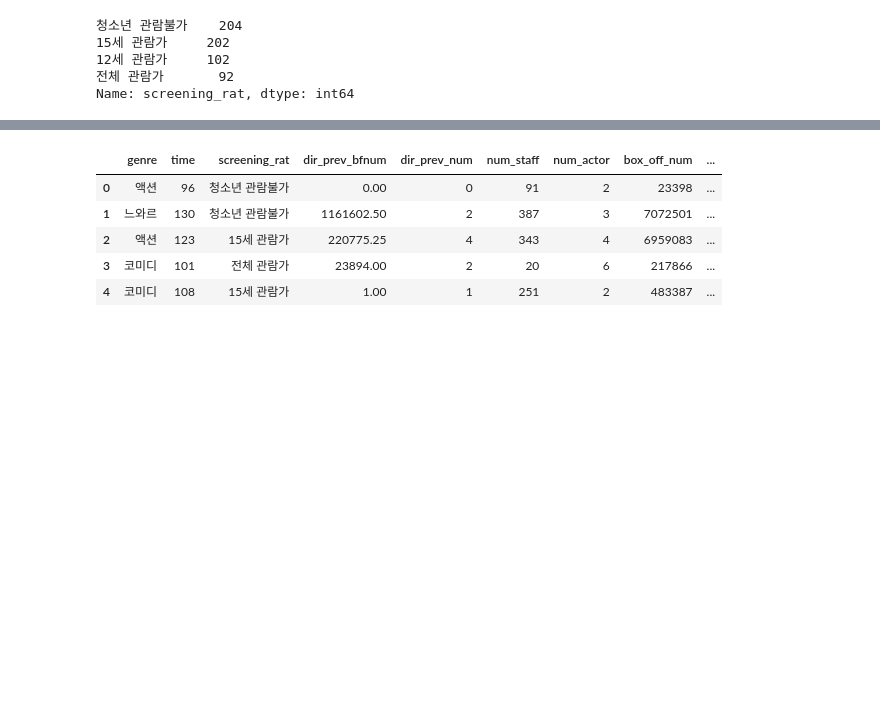
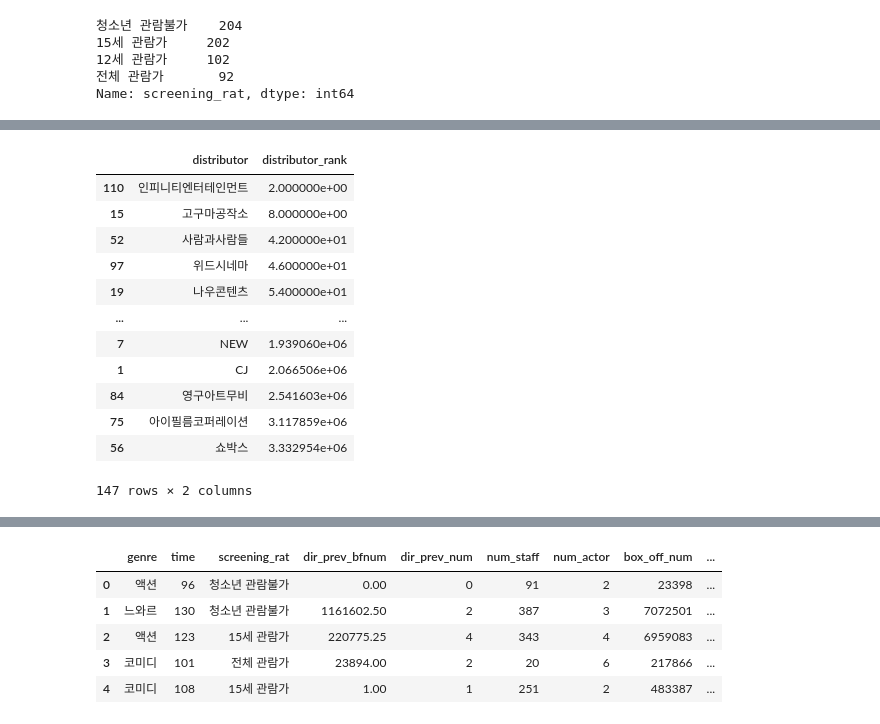
Before and after one commit to HwangHanJae/Dacon_tutorial, a Jupyter notebook: Dacon_moives_boxnum_prediction_.ipynb, the cells around one changed output, grey strips where cells are left out. Cells and saved outputs as stored; diff of their text form; code cells hidden in the pictures; blank space fills up the shorter version.

```diff
--- a/Dacon_moives_boxnum_prediction_.ipynb
+++ b/Dacon_moives_boxnum_prediction_.ipynb
@@ -284 +256,39 @@ dtype: int64
+# %%
+train['distributor'] = [re.sub(r'[^0-9a-zA-Z가-힣]', '', x) for x in train['distributor']]
+test['distributor'] = [re.sub(r'[^0-9a-zA-Z가-힣]', '', x) for x in test['distributor']]
+# %%
+# distributor 중복제거 함수
+def get_dis(x) :
+    if 'CJ' in x or 'CGV' in x :
+        return 'CJ'
+    elif '쇼박스' in x :
+        return '쇼박스'
+    elif 'SK' in x :
+        return 'SK'
+    elif '리틀빅픽' in x :
+        return '리틀빅픽처스'
+    elif '스폰지' in x :
+        return '스폰지'
+    elif '싸이더스' in x :
+        return '싸이더스'
+    elif '에이원' in x :
+        return '에이원'
+    elif '마인스' in x :
+        return '마인스'
+    elif '마운틴픽' in x :
+        return '마운틴픽처스'
+    elif '디씨드' in x :
+        return '디씨드'
+    elif '드림팩트' in x :
+        return '드림팩트'
+    elif '메가박스' in x :
+        return '메가박스'
+    elif '마운틴' in x :
+        return '마운틴'
+    else :
+        return x
+# %%
+# distributor 중복제거
+train['distributor'] = train['distributor'].apply(get_dis)
+test['distributor'] = test['distributor'].apply(get_dis)
 # %%
@@ -287,0 +318,18 @@ dtype: int64
+# %%
+#배급사별 영화 관객수 평균 값으로 인코딩
+train_dis_rank = train.groupby(['distributor'])['box_off_num'].mean().reset_index(name='distributor_rank').sort_values(by='distributor_rank')
+train_dis_rank
+# %% [output]
+|  | distributor | distributor_rank |
+| 110 | 인피니티엔터테인먼트 | 2.000000e+00 |
+| 15 | 고구마공작소 | 8.000000e+00 |
+| 52 | 사람과사람들 | 4.200000e+01 |
+| 97 | 위드시네마 | 4.600000e+01 |
+| 19 | 나우콘텐츠 | 5.400000e+01 |
+| ... | ... | ... |
+| 7 | NEW | 1.939060e+06 |
+| 1 | CJ | 2.066506e+06 |
+| 84 | 영구아트무비 | 2.541603e+06 |
+| 75 | 아이필름코퍼레이션 | 3.117859e+06 |
+| 56 | 쇼박스 | 3.332954e+06 |
+147 rows × 2 columns
```
Also changed, not shown: parts of 55 cells of this notebook.
